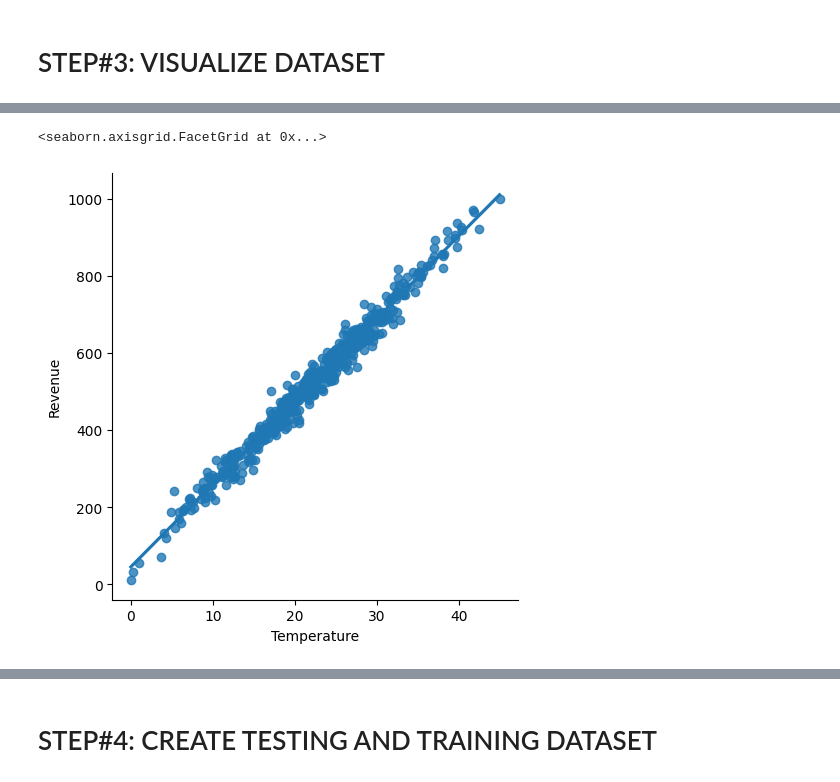
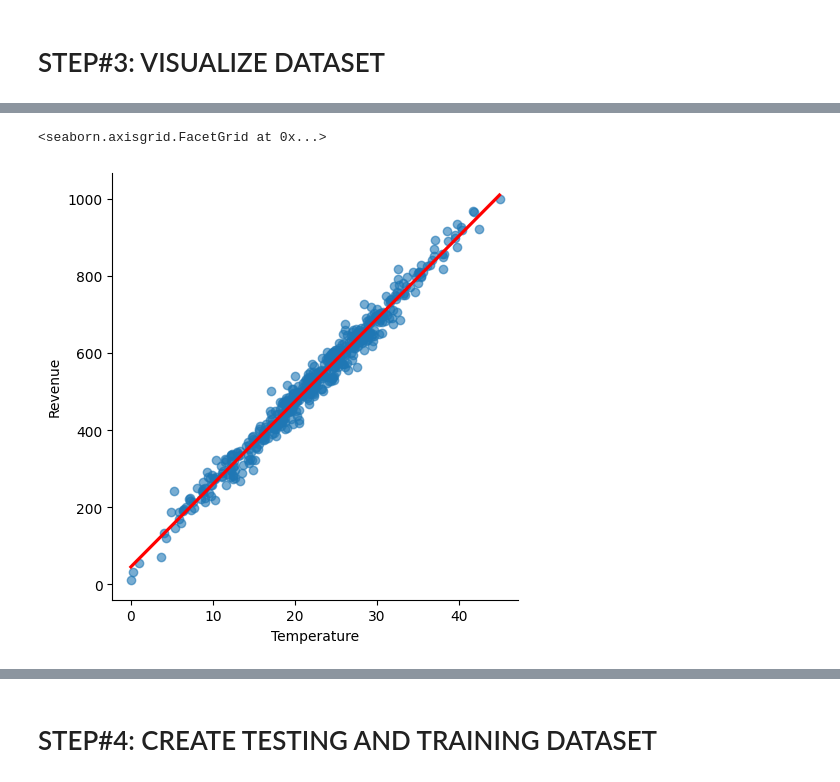
Before and after one commit to renatomaaliw3/public_files, a Jupyter notebook: CPE Electives (1 - 3)/01. Lectures Notebook/49. Linear Regression/01. Simple Linear Regression/01. Linear Regression (Ice Cream Revenue Prediction).ipynb, the cells around one changed output, grey strips where cells are left out. Drawn from its saved outputs; the diff is of its cells as text; code cells hidden in the pictures.

```diff
--- a/CPE Electives (1 - 3)/01. Lectures Notebook/49. Linear Regression/01. Simple Linear Regression/01. Linear Regression (Ice Cream Revenue Prediction).ipynb
+++ b/CPE Electives (1 - 3)/01. Lectures Notebook/49. Linear Regression/01. Simple Linear Regression/01. Linear Regression (Ice Cream Revenue Prediction).ipynb
@@ -81,5 +85,9 @@ sns.pairplot(IceCream)
 # %%
-sns.lmplot(x='Temperature', y='Revenue', data=IceCream)
+# Linear Model Plot
+
+sns.lmplot(x ='Temperature', y ='Revenue', data = IceCream,
+           line_kws = {'color': 'red'},
+           scatter_kws = {'alpha': 0.6})
 # %% [output]
 <seaborn.axisgrid.FacetGrid at 0x...>
-[figure, old version]
+[figure, new version]
```
Also changed, not shown: parts of 23 cells of this notebook, 2 other files.
